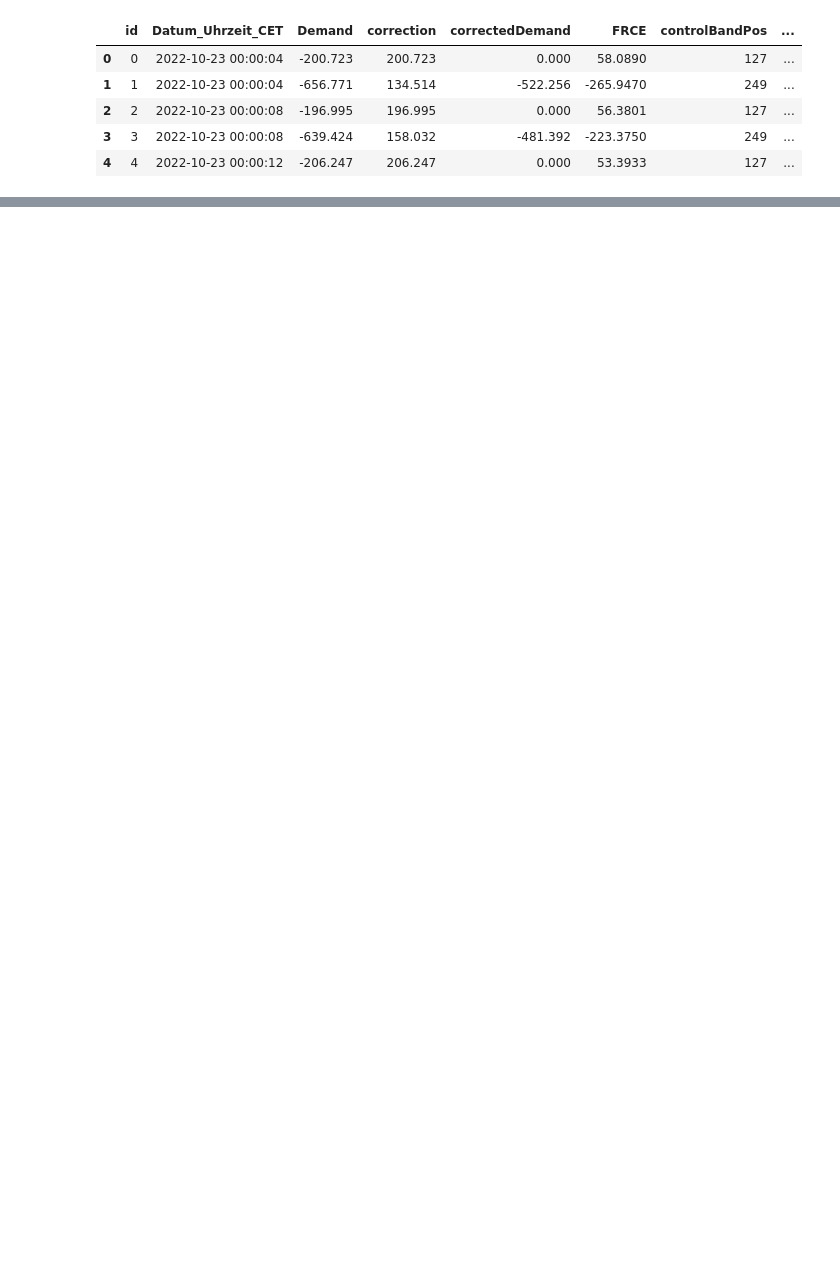
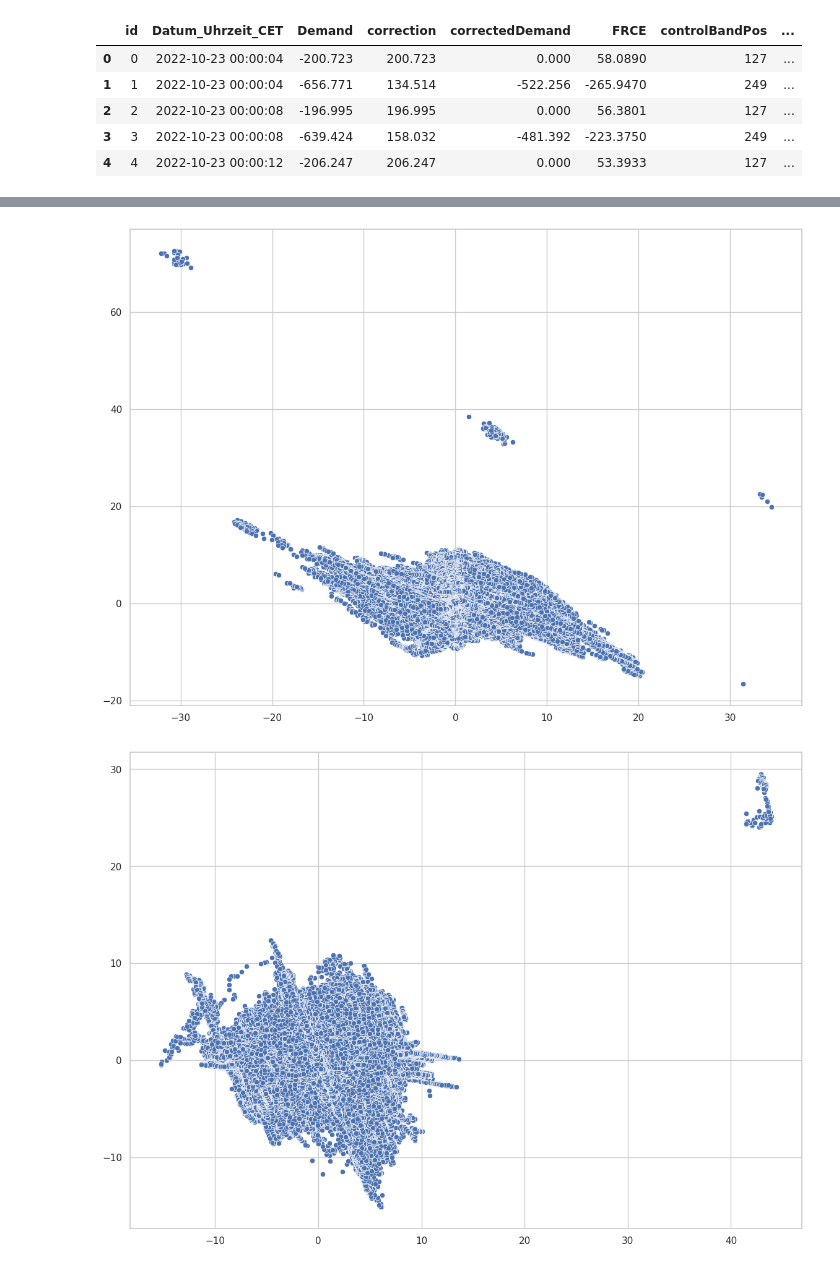
Before and after one commit to data-science-kitchen/ai-serving-grid-stability, a Jupyter notebook: data-exploration.ipynb, the cells around one changed output, grey strips where cells are left out. Drawn from its saved outputs; the diff is of its cells as text; code cells hidden in the pictures; blank space fills up the shorter version.

```diff
--- a/data-exploration.ipynb
+++ b/data-exploration.ipynb
@@ -47,0 +53,29 @@ for control_area in [1, 2]:
+# %%
+features = [
+    "Demand",
+    "correction",
+    "correctedDemand",
+    "FRCE",
+    "controlBandPos",
+    "controlBandNeg",
+    "LFCInput",
+    "aFRRactivation",
+    "aFRRrequest",
+    "participationCMO",
+    "participationIN",
+    "correctionEcho",
+    "BandLimitedCorrectedDemand",
+]
+
+for control_area in [1, 2]:
+    area_subset_train = dataset_train[dataset_train["controlArea"] == control_area]
+    area_subset_train_scaled = StandardScaler().fit_transform(area_subset_train[features].values)
+
+    mapper = PCA(n_components=2)
+    embedding = mapper.fit_transform(area_subset_train_scaled)
+
+    sns.scatterplot(x=embedding[:, 0], y=embedding[:, 1])
+    plt.show()
+# %% [output]
+[figure, added]
+[figure, added]
```
Also changed, not shown: parts of 2 cells of this notebook.
